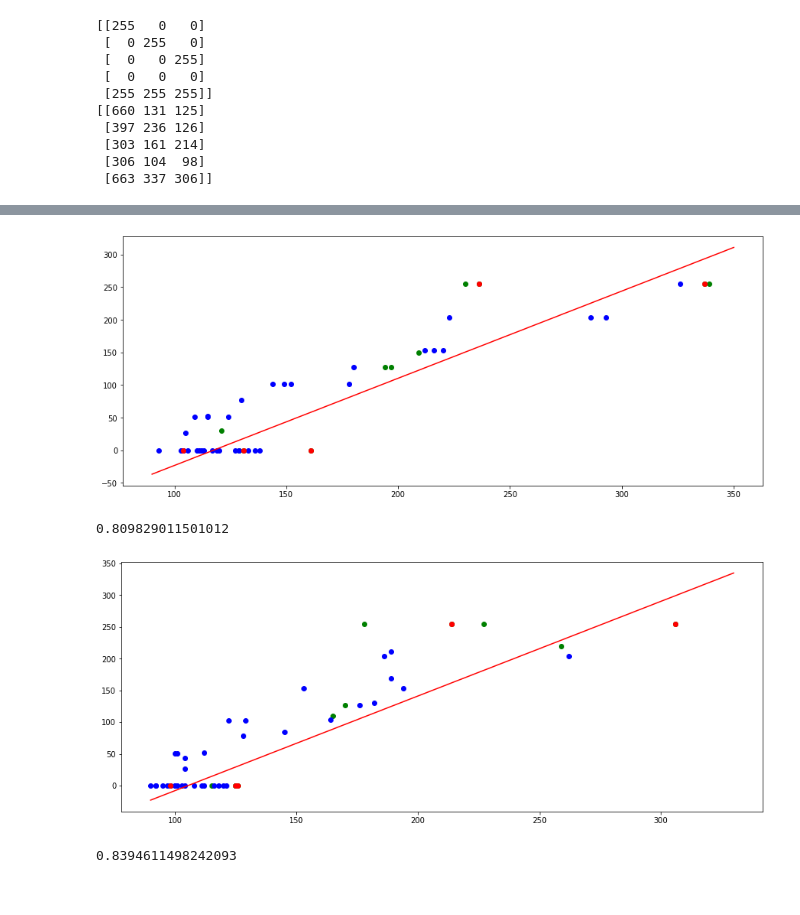
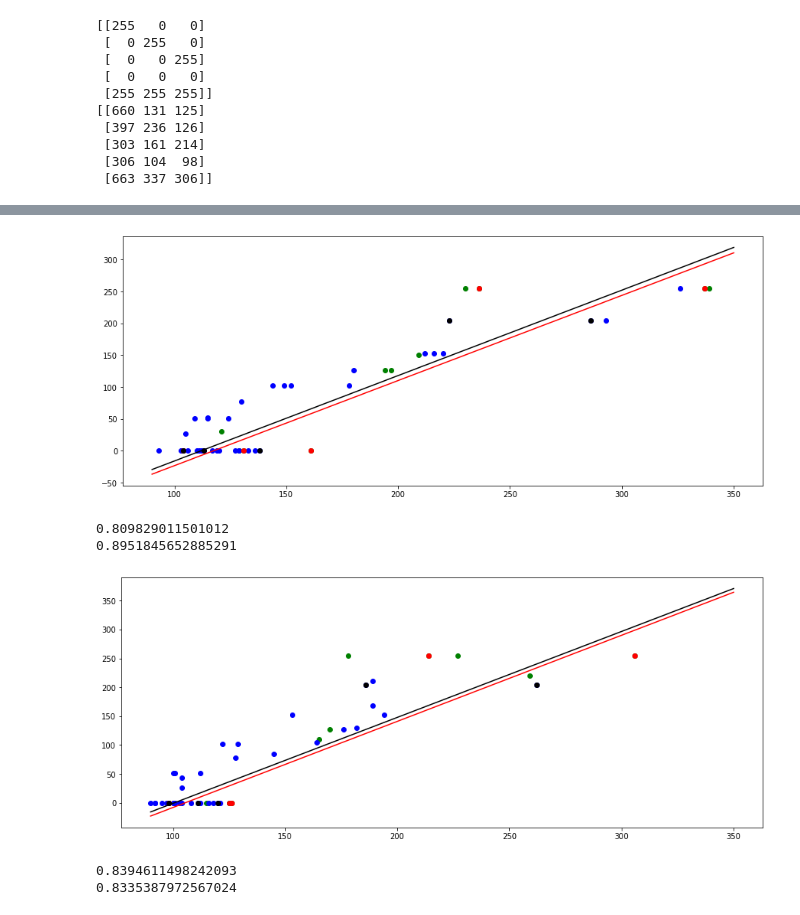
Before and after one commit to KCSAbeywickrama/rgb-g2, a Jupyter notebook: calibration/algo/regr.ipynb, the cells around one changed output, grey strips where cells are left out. Drawn from its saved outputs; the diff is of its cells as text; code cells hidden in the pictures.

Commit message:
calibartion test

```diff
--- a/calibration/algo/regr.ipynb
+++ b/calibration/algo/regr.ipynb
@@ -5,7 +5,10 @@ from scipy import stats
 from sklearn.metrics import r2_score
 # %%
 with open("..\data\stage2\calibset1.txt") as fl:
-    calib=fl.read().split('\n\n')
+    calib1=fl.read().split('\n\n')
+
+with open("..\data\stage2\calibset2.txt") as fl:
+    calib2=fl.read().split('\n\n')
 
 with open("..\data\stage2\dataset1.txt") as fl:
     data1=fl.read().split('\n\n')
@@ -13,8 +16,11 @@ with open("..\data\stage2\dataset1.txt") as fl:
 with open("..\data\stage2\dataset2.txt") as fl:
     data2=fl.read().split('\n\n')
 
-calib_ex=np.array([tuple(map(int,line.split('\n')[0].split(','))) for line in calib])
-calib_rd=np.array([tuple(map(int,line.split('\n')[1].split(','))) for line in calib])
+calib1_ex=np.array([tuple(map(int,line.split('\n')[0].split(','))) for line in calib1])
+calib1_rd=np.array([tuple(map(int,line.split('\n')[1].split(','))) for line in calib1])
+
+calib2_ex=np.array([tuple(map(int,line.split('\n')[0].split(','))) for line in calib2])
+calib2_rd=np.array([tuple(map(int,line.split('\n')[1].split(','))) for line in calib2])
 
 data1_ex=np.array([tuple(map(int,line.split('\n')[0].split(','))) for line in data1])
 data1_rd=np.array([tuple(map(int,line.split('\n')[1].split(','))) for line in data1])
@@ -22,8 +28,8 @@ data1_rd=np.array([tuple(map(int,line.split('\n')[1].split(','))) for line in da
 data2_ex=np.array([tuple(map(int,line.split('\n')[0].split(','))) for line in data2])
 data2_rd=np.array([tuple(map(int,line.split('\n')[1].split(','))) for line in data2])
 
-print(calib_ex)
-print(calib_rd)
+print(calib1_ex)
+print(calib1_rd)
 # %% [output]
 [[255   0   0]
  [  0 255   0]
@@ -77,45 +94,66 @@ data2_x=np.split(data2_rd,3,1)[i].reshape(36)
 plt.scatter(data2_x,data2_y,c="blue")
 
 
-calib_y=np.split(calib_ex,3,1)[i].reshape(5)
-calib_x=np.split(calib_rd,3,1)[i].reshape(5)
+calib1_y=np.split(calib1_ex,3,1)[i].reshape(5)
+calib1_x=np.split(calib1_rd,3,1)[i].reshape(5)
 
-calib_model = np.poly1d(np.polyfit(calib_x, calib_y, 1))
-calib_line = np.linspace(90, 350, 100)
-plt.plot(calib_line, calib_model(calib_line),c="red")
-plt.scatter(calib_x, calib_y,c="red")
+calib1_model = np.poly1d(np.polyfit(calib1_x, calib1_y, 1))
+calib1_line = np.linspace(90, 350, 100)
+plt.plot(calib1_line, calib1_model(calib1_line),c="red")
+plt.scatter(calib1_x, calib1_y,c="red")
+
+calib2_y=np.split(calib2_ex,3,1)[i].reshape(5)
+calib2_x=np.split(calib2_rd,3,1)[i].reshape(5)
+
+calib2_model = np.poly1d(np.polyfit(calib2_x, calib2_y, 1))
+calib2_line = np.linspace(90, 350, 100)
+plt.plot(calib2_line, calib2_model(calib2_line),c="black")
+plt.scatter(calib2_x, calib2_y,c="black")
 
 plt.show()
 
-print(r2_score(calib_y, calib_model(calib_x)))
+print(r2_score(calib1_y, calib1_model(calib1_x)))
+print(r2_score(calib2_y, calib2_model(calib2_x)))
 # %% [output]
-[figure, old version]
+[figure, new version]
 0.809829011501012
+0.8951845652885291
 # %%
 # BLUE
 i=2
 plt.figure(figsize=(15, 6))
 
 data1_y=np.split(data1_ex,3,1)[i].reshape(12)
 data1_x=np.split(data1_rd,3,1)[i].reshape(12)
 plt.scatter(data1_x,data1_y,c="green")
 
 data2_y=np.split(data2_ex,3,1)[i].reshape(36)
 data2_x=np.split(data2_rd,3,1)[i].reshape(36)
 plt.scatter(data2_x,data2_y,c="blue")
 
 
-calib_y=np.split(calib_ex,3,1)[i].reshape(5)
-calib_x=np.split(calib_rd,3,1)[i].reshape(5)
+calib1_y=np.split(calib1_ex,3,1)[i].reshape(5)
+calib1_x=np.split(calib1_rd,3,1)[i].reshape(5)
 
-calib_model = np.poly1d(np.polyfit(calib_x, calib_y, 1))
-calib_line = np.linspace(90, 330, 100)
-plt.plot(calib_line, calib_model(calib_line),c="red")
-plt.scatter(calib_x, calib_y,c="red")
+calib1_model = np.poly1d(np.polyfit(calib1_x, calib1_y, 1))
+calib1_line = np.linspace(90, 350, 100)
+plt.plot(calib1_line, calib1_model(calib1_line),c="red")
+plt.scatter(calib1_x, calib1_y,c="red")
+
+
+calib2_y=np.split(calib2_ex,3,1)[i].reshape(5)
+calib2_x=np.split(calib2_rd,3,1)[i].reshape(5)
+
+calib2_model = np.poly1d(np.polyfit(calib2_x, calib2_y, 1))
+calib2_line = np.linspace(90, 350, 100)
+plt.plot(calib2_line, calib2_model(calib2_line),c="black")
+plt.scatter(calib2_x, calib2_y,c="black")
 
 plt.show()
 
-print(r2_score(calib_y, calib_model(calib_x)))
+print(r2_score(calib1_y, calib1_model(calib1_x)))
+print(r2_score(calib2_y, calib2_model(calib2_x)))
 # %% [output]
-[figure, old version]
+[figure, new version]
 0.8394611498242093
+0.8335387972567024
```
Also changed, not shown: parts of 1 cell of this notebook, 3 other files.
